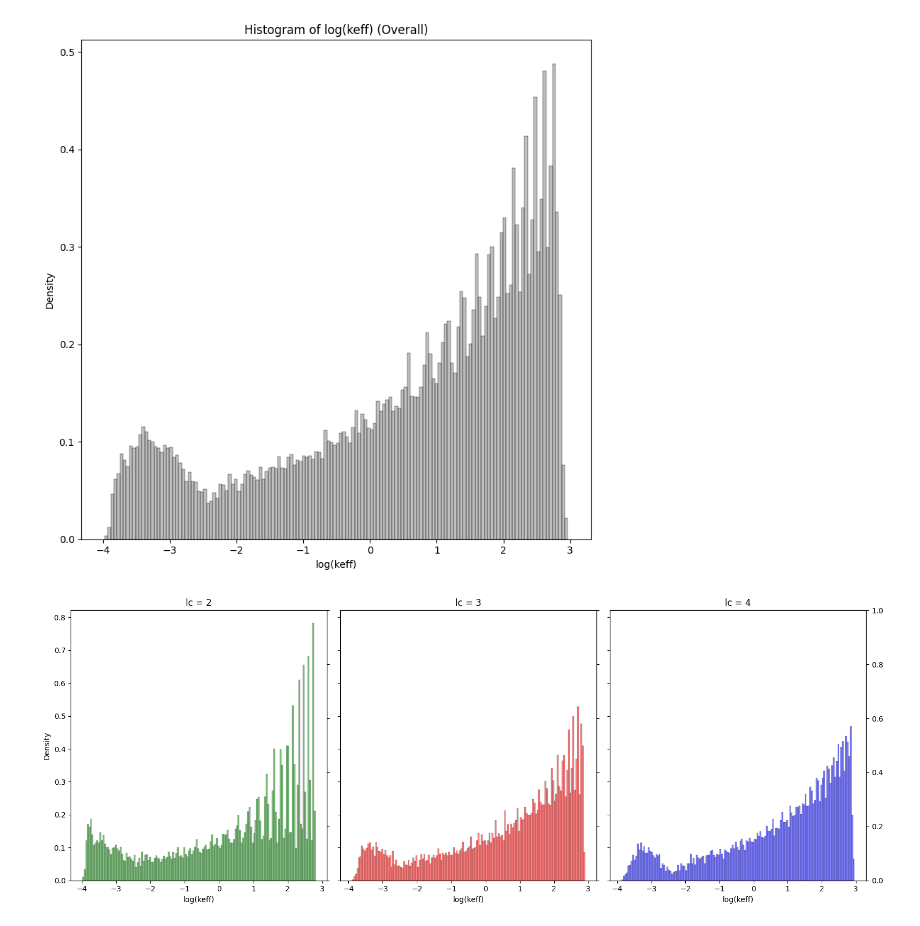
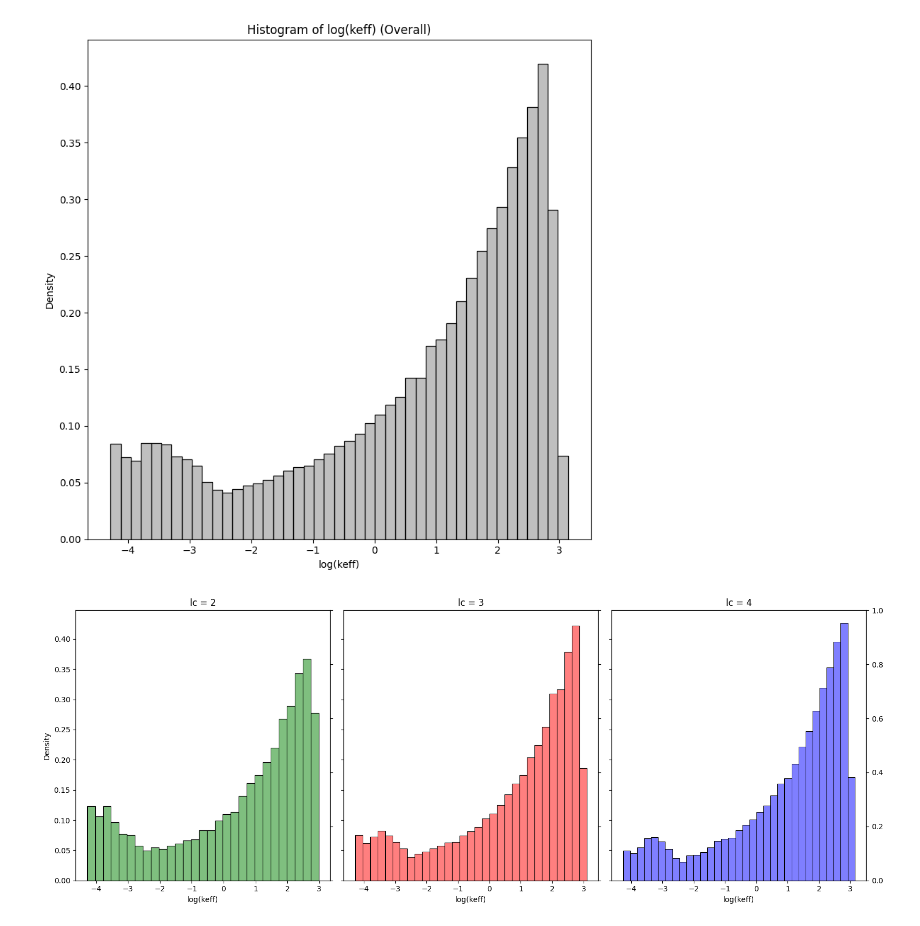
Before and after one commit to XxkmoxX/ML_perm_prediction, a Jupyter notebook: 3D_exploratory_data_analisys.ipynb, the cells around one changed output. Saved outputs shown, nothing was run; the diff lists cells and outputs as text; code cells hidden in the pictures.

```diff
--- a/3D_exploratory_data_analisys.ipynb
+++ b/3D_exploratory_data_analisys.ipynb
@@ -1,5 +1,4 @@
 # %%
-
 ### Exploratory Data Analysis ###
 import pandas as pd
 import numpy as np
@@ -7,7 +6,7 @@ import matplotlib.pyplot as plt
 import seaborn as sns
 from scipy.stats import skew, kurtosis
 
-data = pd.read_csv('ind_output_3D_ics.csv')
+data = pd.read_csv('ind_output_3D_hcs_ics.csv')
 
 def calculate_stats(data, lc_value, column='lcBin'):
     subset = data[data['lc'] == lc_value]
@@ -33,7 +32,7 @@ plt.figure(figsize=(14, 6))
 colors = ['blue', 'red', 'green']
 for i, lc in enumerate(lc_values):
     subset, mean, std, minlim, maxlim, skewness, kurt = stats[lc]
-    sns.histplot(subset['lcBin'], bins='auto', kde=False, color=colors[i], alpha=0.5, label=f'lc = {lc}', stat="density")
+    sns.histplot(np.log(subset['lcNst']), bins='auto', kde=False, color=colors[i], alpha=0.5, label=f'lc = {lc}', stat="density")
     #plt.axvline(x=mean, color=colors[i], linewidth=1.2, linestyle='--')
     #plt.axvline(x=minlim, color=colors[i], linewidth=1, linestyle=':', label=f'min, max lc={lc}')
     #plt.axvline(x=maxlim, color=colors[i], linewidth=1, linestyle=':')
@@ -44,7 +43,7 @@ plt.legend()
 plt.xlabel('lcBin')
 #plt.ylabel('Relative frequency')
 plt.title('Distributions of lcBin for lc = 1.5, 2, 3')
-plt.xlim(2 ,10)
+plt.xlim(1, 4)
 plt.tight_layout()
 plt.show()
 # %% [output]
@@ -82,11 +81,11 @@ def histogram(data, bins, color_fill, color_line, title, ax):
 
     return ax, ax_twin
 
-bins = 150
+bins = 'scott'
 colors_fill = ['green', 'red', 'blue']
 colors_line = ['darkgreen', 'darkred', 'darkblue']
 
-data = pd.read_csv('ind_output_3D_ics.csv')
+data = pd.read_csv('ind_output_3D_hcs_ics.csv')
 
 lc_values = [4,6,8]
 filtered_data_lc = {lc: data[data['lc'] == lc] for lc in lc_values}
@@ -100,32 +99,32 @@ ax_main = sns.histplot(np.log(data['keff']), bins=bins, kde=False,
                        color='grey', alpha=0.5, stat="density", fill=True, label='Keff')
 #plt.ylabel('Realizations')
 plt.xlabel('log(keff)')
 plt.title('Histogram of log(keff) (Overall)')
 '''ax_main_twin = ax_main.twinx()
 sns.histplot(np.log(data['keff']), bins=bins, kde=False,
              color='black', stat="density", fill=False, cumulative=True,
              linewidth=1.5, ax=ax_main_twin, label='Cumulative Keff', element='poly')
 #ax_main_twin.set_ylabel('Cumulative Frequency')'''
 plt.tight_layout()
 plt.show()
 
 fig, axs = plt.subplots(1, 3, figsize=(16, 6), sharey=True)
 titles = ['lc = 2', 'lc = 3', 'lc = 4']
 for i, lc in enumerate(lc_values):
     dataset = filtered_data_lc[lc]
     histogram(dataset, bins, colors_fill[i], colors_line[i], titles[i], axs[i])
 
 plt.tight_layout()
 plt.show()
 
 
 fig, axs = plt.subplots(1, 3, figsize=(16, 6), sharey=True)
 datasets = [data_ics, data_hcs, data_lcs]
 titles = ['ICS', 'HCS', 'LCS']
 for i, (dataset, title) in enumerate(zip(datasets, titles)):
     histogram(dataset, bins, colors_fill[i], colors_line[i], title, axs[i])
 plt.tight_layout()
 plt.show()
 # %% [output]
-[figure, old version]
+[figure, new version]
-[figure, old version]
+[figure, new version]
```
Also changed, not shown: parts of 2 cells of this notebook.
